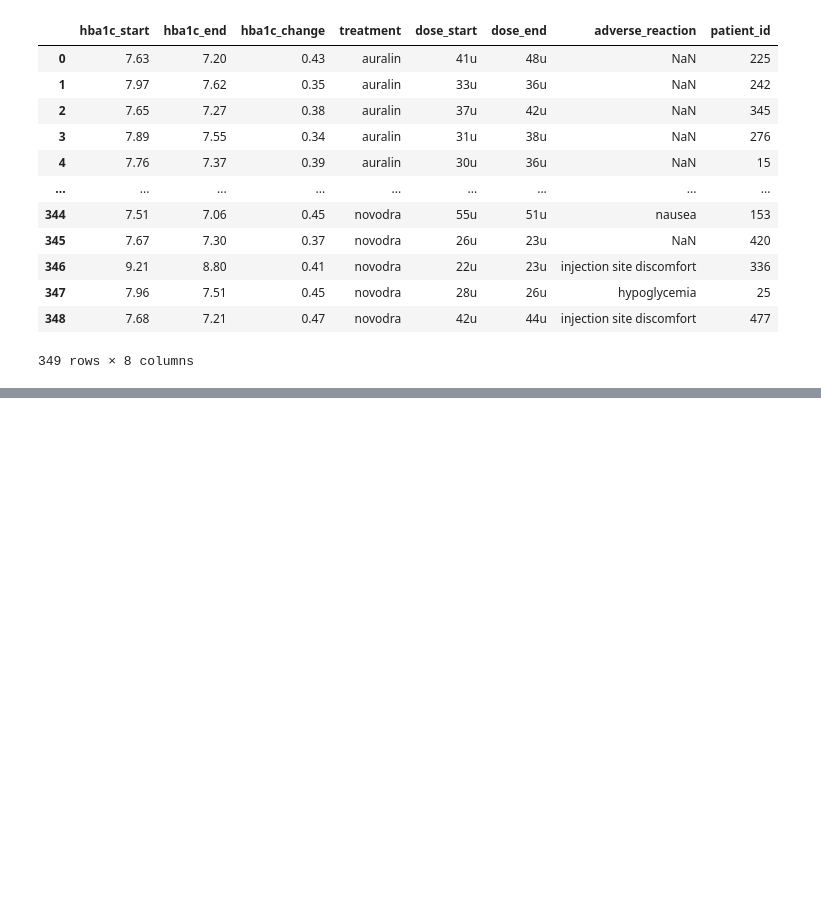
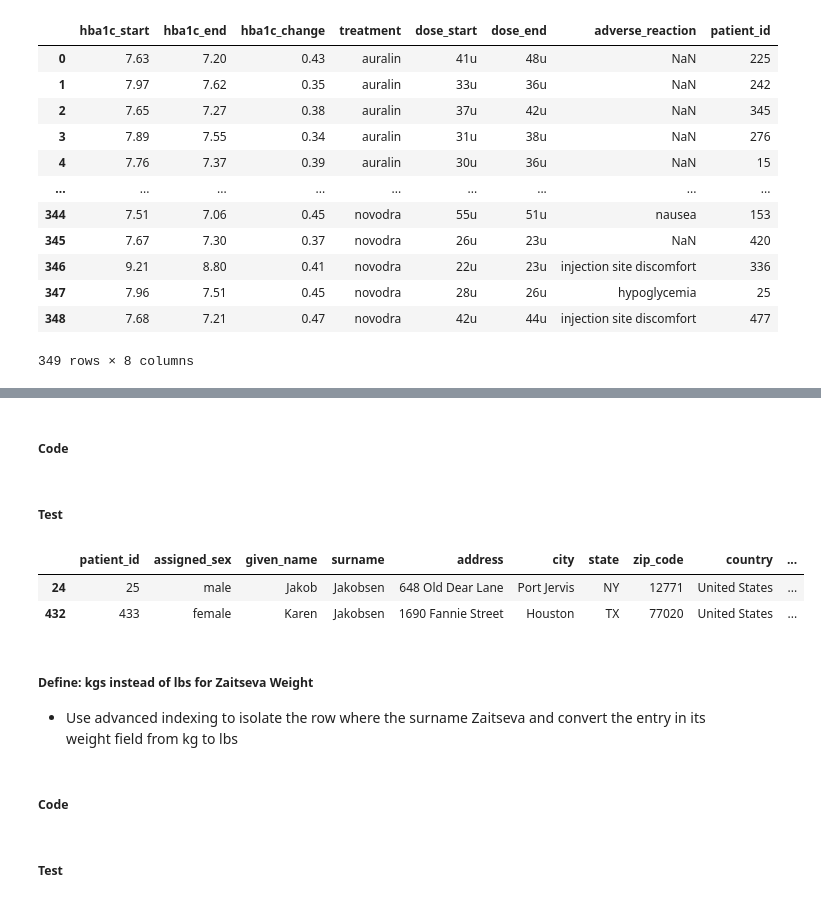
Before and after one commit to sethbrown19/data_clean, a Jupyter notebook: data_clean_1.ipynb, the cells around one changed output, grey strips where cells are left out. Drawn from its saved outputs; the diff is of its cells as text; code cells hidden in the pictures; blank space fills up the shorter version.

```diff
--- a/data_clean_1.ipynb
+++ b/data_clean_1.ipynb
@@ -309,0 +387,11 @@ pat_clean.head(4)
+# %%
+# To category
+pat_clean.assigned_sex = pat_clean.assigned_sex.astype('category')
+pat_clean.state = pat_clean.state.astype('category')
+
+# To datetime
+pat_clean.birthdate = pd.to_datetime(pat_clean.birthdate)
+
+# Strip u and to integer
+tre_clean.dose_start = tre_clean.dose_start.str.strip('u').astype(int)
+tre_clean.dose_end = tre_clean.dose_end.str.strip('u').astype(int)
@@ -309,0 +425,2 @@ pat_clean.head(4)
+# %%
+pat_clean.phone_numbers = pat_clean.phone_numbers.str.replace(r'\D+', '').str.pad(11, fillchar='1')
@@ -309,0 +443,2 @@ pat_clean.head(4)
+# %%
+pat_clean = pat_clean[pat_clean.surname != 'Doe']
@@ -309,0 +465,17 @@ pat_clean.head(4)
+# %% [markdown]
+##### Code
+# %%
+pat_clean = pat_clean[~((pat_clean.address.duplicated()) & pat_clean.address.notnull())]
+# %% [markdown]
+##### Test
+# %%
+pat_clean[pat_clean.surname == 'Jakobsen']
+# %% [output]
+|  | patient_id | assigned_sex | given_name | surname | address | city | state | zip_code | country | ... |
+| 24 | 25 | male | Jakob | Jakobsen | 648 Old Dear Lane | Port Jervis | NY | 12771 | United States | ... |
+| 432 | 433 | female | Karen | Jakobsen | 1690 Fannie Street | Houston | TX | 77020 | United States | ... |
+# %% [markdown]
+##### Define: kgs instead of lbs for Zaitseva Weight
+- Use advanced indexing to isolate the row where the surname Zaitseva and convert the entry in its weight field from kg to lbs
+# %% [markdown]
+##### Code
@@ -309,0 +487,2 @@ pat_clean.head(4)
+# %% [markdown]
+##### Test
```
Also changed, not shown: parts of 35 cells of this notebook.
